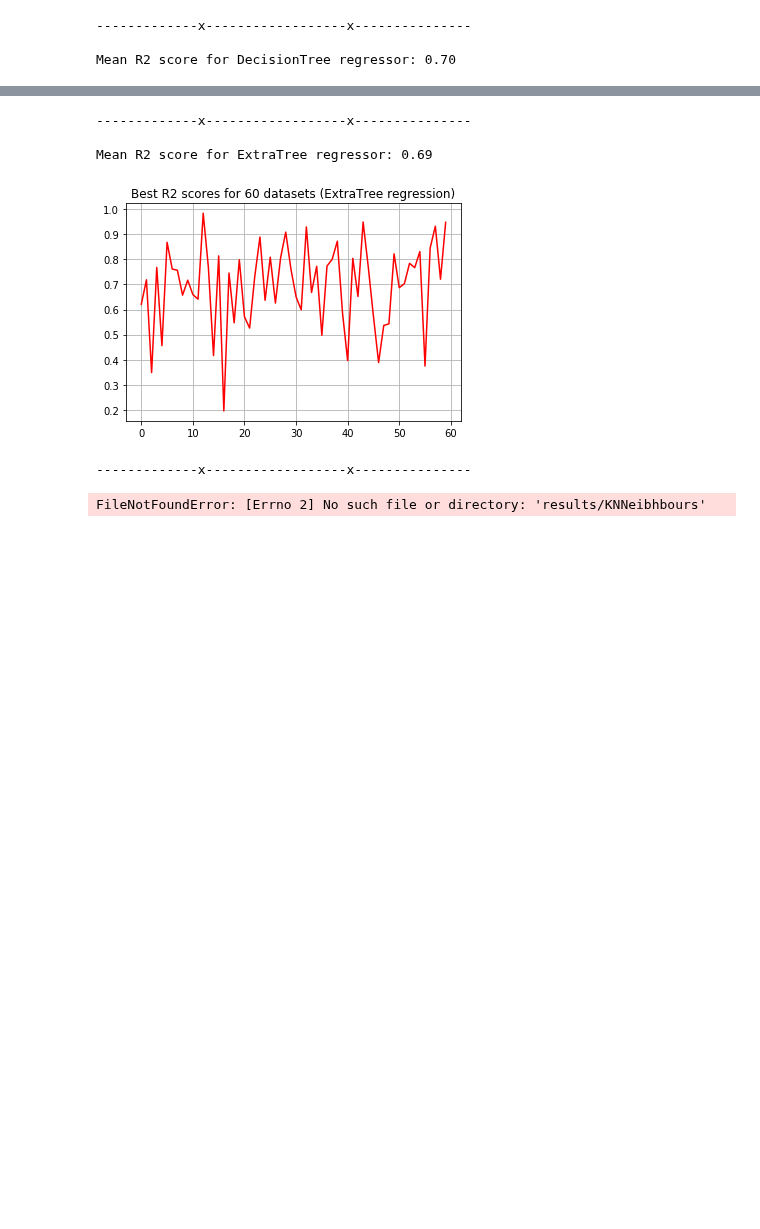
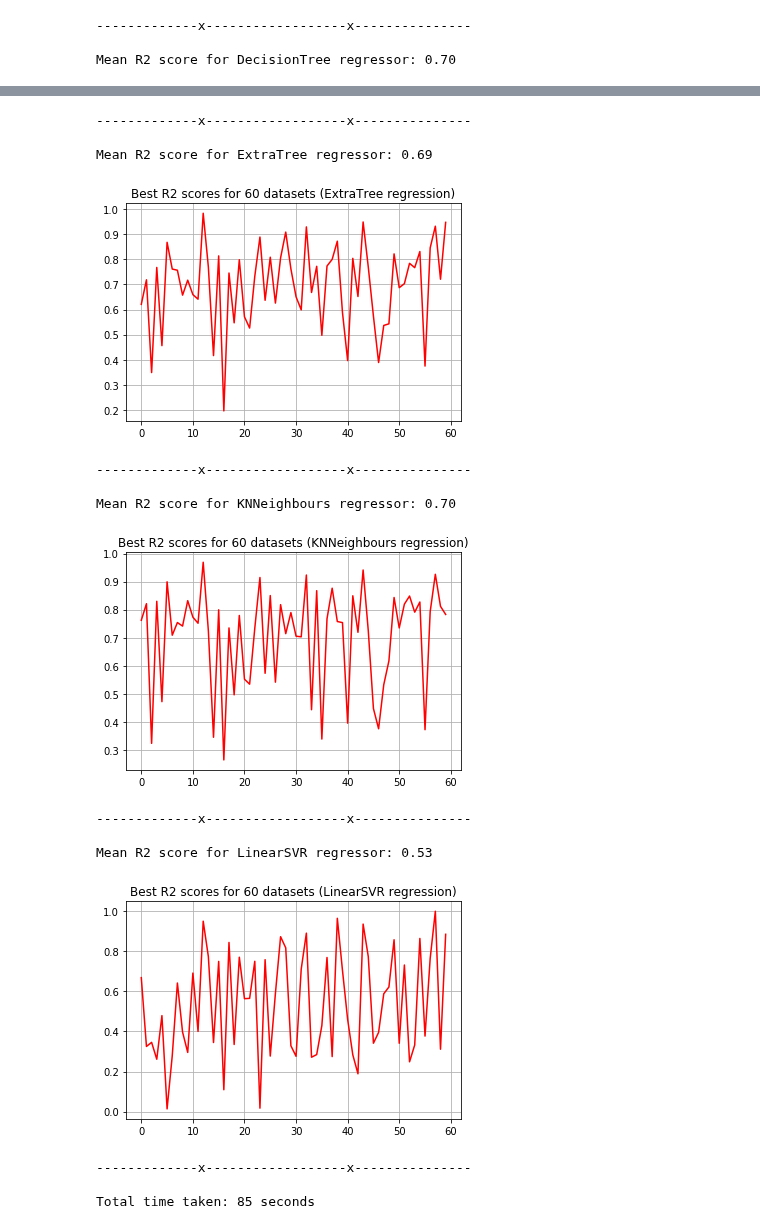
Before and after one commit to anuprulez/pmlb_regression, a Jupyter notebook: analyze_regression_results.ipynb, the cells around one changed output, grey strips where cells are left out. Cells and saved outputs as stored; diff of their text form; code cells hidden in the pictures; blank space fills up the shorter version.

```diff
--- a/analyze_regression_results.ipynb
+++ b/analyze_regression_results.ipynb
@@ -13,7 +13,7 @@ warnings.filterwarnings('ignore')
 %matplotlib inline
 start_time = time.time()
 
-clf_names = ['Adaboost', 'Bagging', 'DecisionTree', 'ExtraTree', 'KNNeibhbours', 'LinearSVR']
+clf_names = ['Adaboost', 'Bagging', 'DecisionTree', 'ExtraTree', 'KNNeighbours', 'LinearSVR']
 
 for clf in clf_names:
     data_path = "results/" + clf
@@ -27,31 +27,40 @@ for clf in clf_names:
         r2_scores.append(mean_test_score.iloc[0])
 
     print("Mean R2 score for %s regressor: %0.2f" % (clf, np.mean(r2_scores)))
 
     plt.figure()
     plt.plot(r2_scores, color='r')
     plt.grid(True)
     plt.title(('Best R2 scores for %d datasets (%s regression)' % (len(files), clf)))
     plt.show()
     print("-------------x------------------x---------------")
     print()
 
 end_time = time.time()
 print('Total time taken: %d seconds' % int(end_time - start_time))
 # %% [output]
 Mean R2 score for Adaboost regressor: 0.72
 [figure]
 -------------x------------------x---------------
 
 Mean R2 score for Bagging regressor: 0.74
 [figure]
 -------------x------------------x---------------
 
 Mean R2 score for DecisionTree regressor: 0.70
 [figure]
 -------------x------------------x---------------
 
 Mean R2 score for ExtraTree regressor: 0.69
 [figure]
 -------------x------------------x---------------
+
+Mean R2 score for KNNeighbours regressor: 0.70
+[figure, added]
-FileNotFoundError: [Errno 2] No such file or directory: 'results/KNNeibhbours'
+-------------x------------------x---------------
+
+Mean R2 score for LinearSVR regressor: 0.53
+[figure, added]
+-------------x------------------x---------------
+
+Total time taken: 85 seconds
```
Also changed, not shown: 3 other files.
